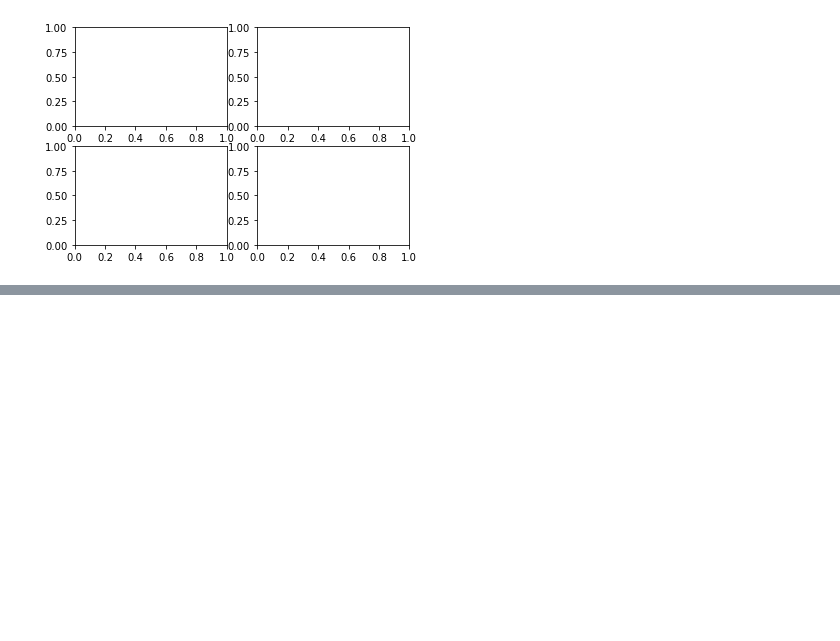
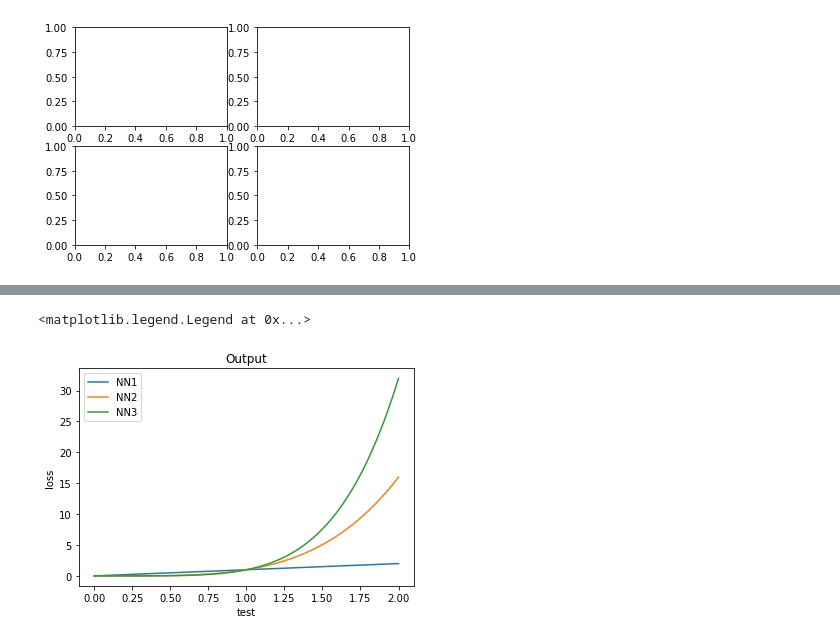
Before and after one commit to cholongbul/datavisualization, a Jupyter notebook: Matplotlib.ipynb, the cells around one changed output, grey strips where cells are left out. Cells and saved outputs as stored; diff of their text form; code cells hidden in the pictures; blank space fills up the shorter version.

```diff
--- a/Matplotlib.ipynb
+++ b/Matplotlib.ipynb
@@ -15,0 +30,13 @@ fig, ax = plt.subplots(2,2)
+# %%
+x = np.linspace(0,2,100)
+
+plt.plot(x,x, label='NN1')
+plt.plot(x,x**4, label='NN2')
+plt.plot(x,x**5, label='NN3')
+plt.xlabel('test')
+plt.ylabel('loss')
+plt.title('Output')
+plt.legend()
+# %% [output]
+<matplotlib.legend.Legend at 0x...>
+[figure, added]
```
Also changed, not shown: parts of 7 cells of this notebook.
